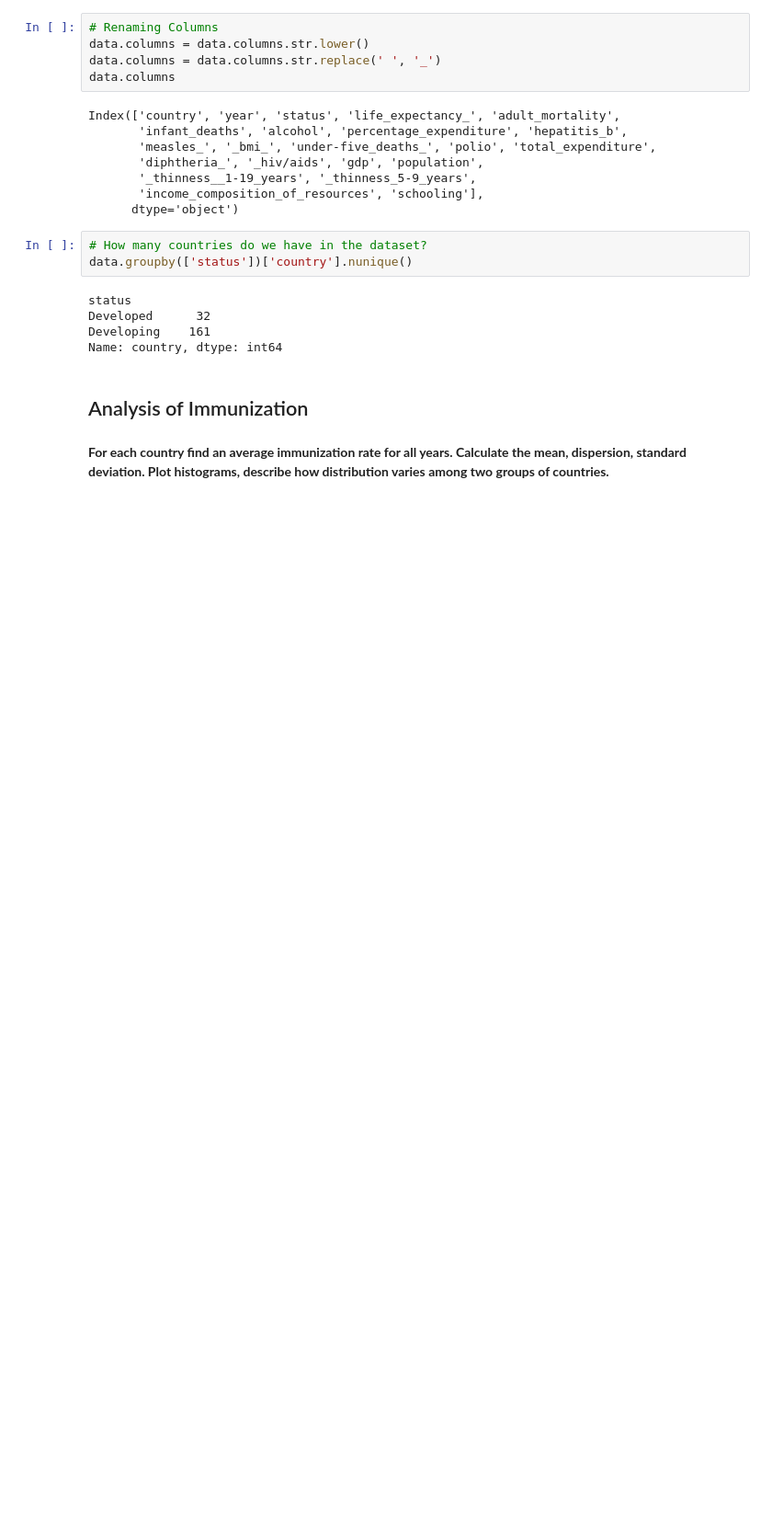
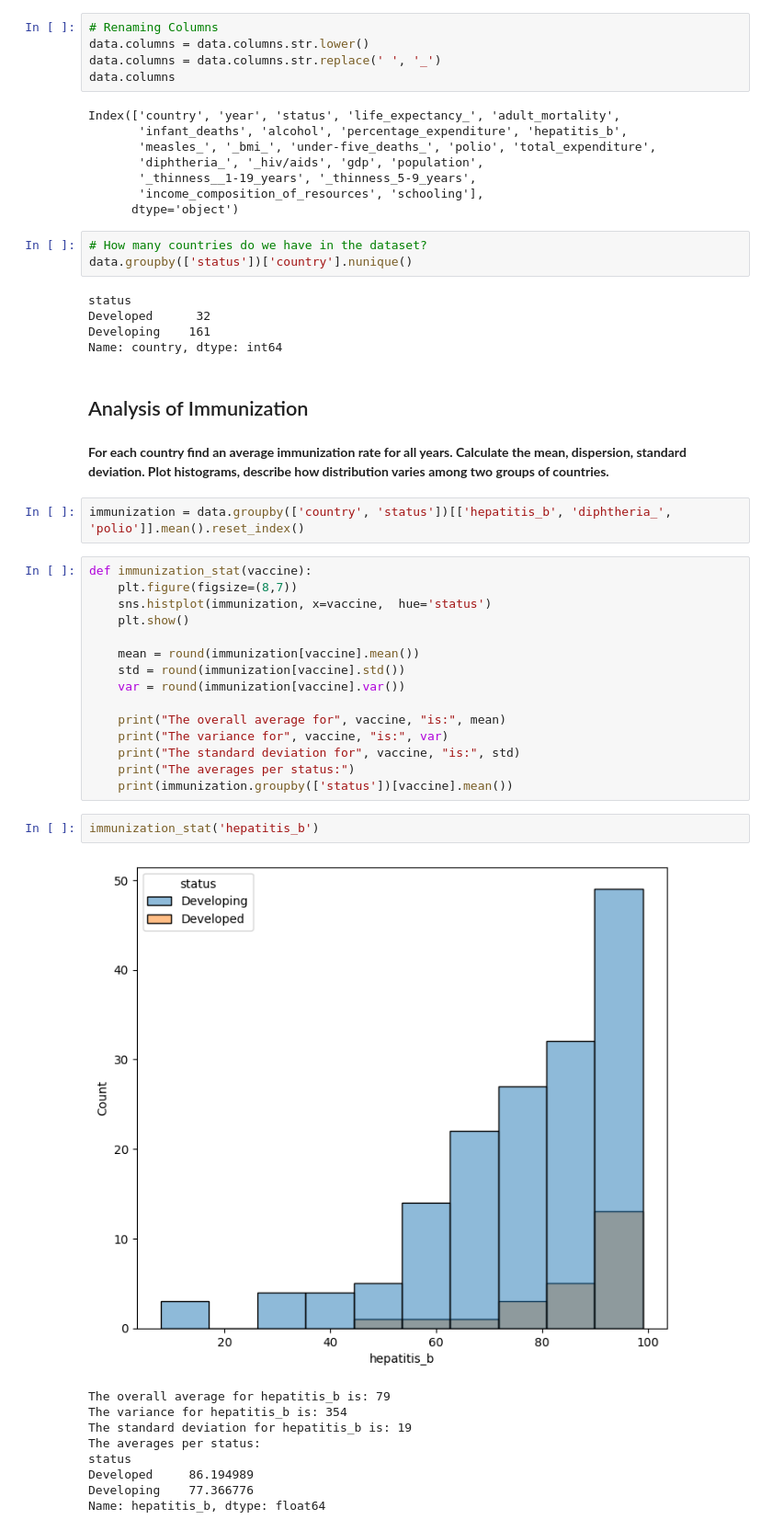
Before and after one commit to dapierrot21/life_exp_sda, a Jupyter notebook: Life_Expectancy_Statistical_Data_Analysis.ipynb, the cells around one changed output. Shown at 92% size. Saved outputs shown, nothing was run; the diff lists cells and outputs as text; blank space fills up the shorter version.

```diff
--- a/Life_Expectancy_Statistical_Data_Analysis.ipynb
+++ b/Life_Expectancy_Statistical_Data_Analysis.ipynb
@@ -83,3 +83,32 @@ Name: country, dtype: int64
 ## Analysis of Immunization
 # %% [markdown]
 **For each country find an average immunization rate for all years. Calculate the mean, dispersion, standard deviation. Plot histograms, describe how distribution varies among two groups of countries.**
+# %%
+immunization = data.groupby(['country', 'status'])[['hepatitis_b', 'diphtheria_', 'polio']].mean().reset_index()
+# %%
+def immunization_stat(vaccine):
+    plt.figure(figsize=(8,7))
+    sns.histplot(immunization, x=vaccine,  hue='status')
+    plt.show()
+
+    mean = round(immunization[vaccine].mean())
+    std = round(immunization[vaccine].std())
+    var = round(immunization[vaccine].var())
+
+    print("The overall average for", vaccine, "is:", mean)
+    print("The variance for", vaccine, "is:", var)
+    print("The standard deviation for", vaccine, "is:", std)
+    print("The averages per status:")
+    print(immunization.groupby(['status'])[vaccine].mean())
+# %%
+immunization_stat('hepatitis_b')
+# %% [output]
+[figure, added]
+The overall average for hepatitis_b is: 79
+The variance for hepatitis_b is: 354
+The standard deviation for hepatitis_b is: 19
+The averages per status:
+status
+Developed     86.194989
+Developing    77.366776
+Name: hepatitis_b, dtype: float64
```
Also changed, not shown: parts of 4 cells of this notebook.
